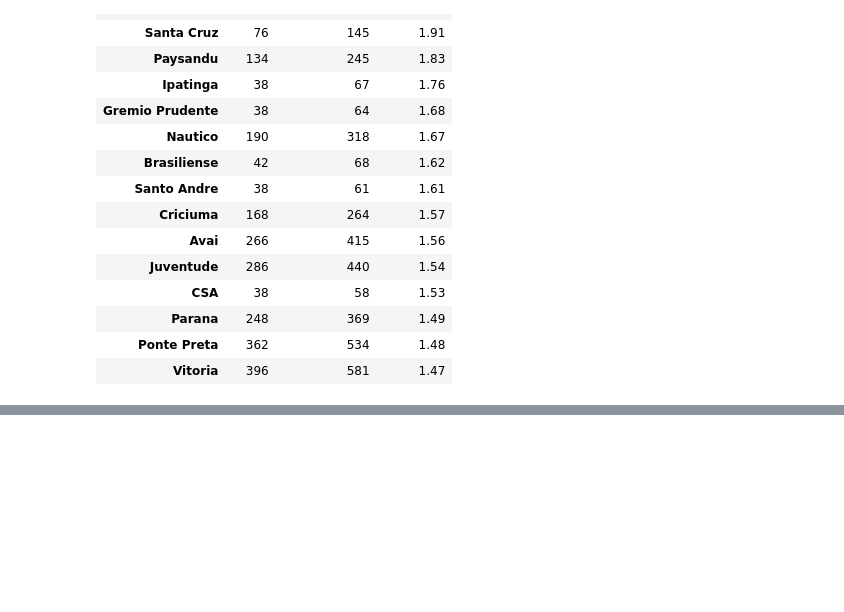
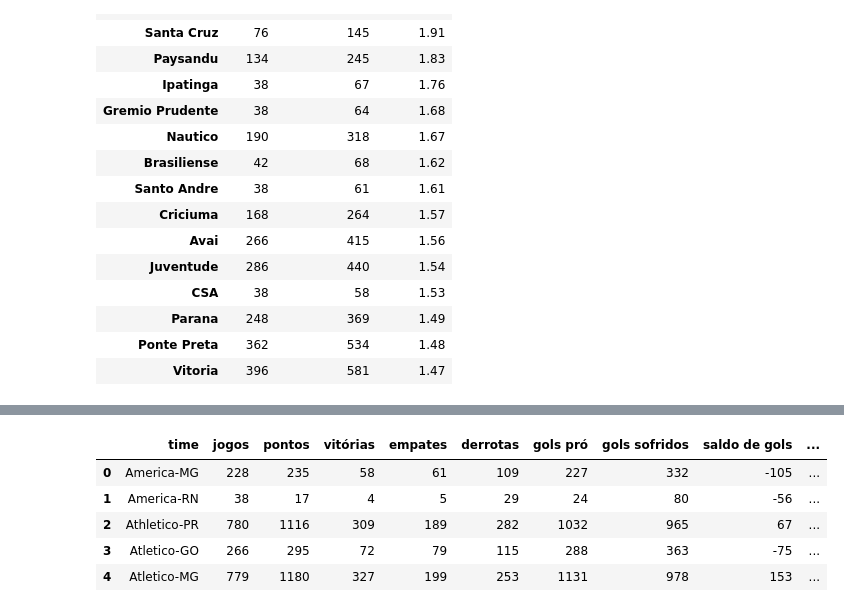
Before and after one commit to matheushnobre/analisando-brasileirao, a Jupyter notebook: analise.ipynb, the cells around one changed output, grey strips where cells are left out. Cells and saved outputs as stored; diff of their text form; code cells hidden in the pictures; blank space fills up the shorter version.

```diff
--- a/analise.ipynb
+++ b/analise.ipynb
@@ -888,0 +918,9 @@ mais_gols_jogo.head(15)
+# %%
+dados_times.head()
+# %% [output]
+|  | time | jogos | pontos | vitórias | empates | derrotas | gols pró | gols sofridos | saldo de gols | ... |
+| 0 | America-MG | 228 | 235 | 58 | 61 | 109 | 227 | 332 | -105 | ... |
+| 1 | America-RN | 38 | 17 | 4 | 5 | 29 | 24 | 80 | -56 | ... |
+| 2 | Athletico-PR | 780 | 1116 | 309 | 189 | 282 | 1032 | 965 | 67 | ... |
+| 3 | Atletico-GO | 266 | 295 | 72 | 79 | 115 | 288 | 363 | -75 | ... |
+| 4 | Atletico-MG | 779 | 1180 | 327 | 199 | 253 | 1131 | 978 | 153 | ... |
```
Also changed, not shown: parts of 10 cells of this notebook, 1 other file.
